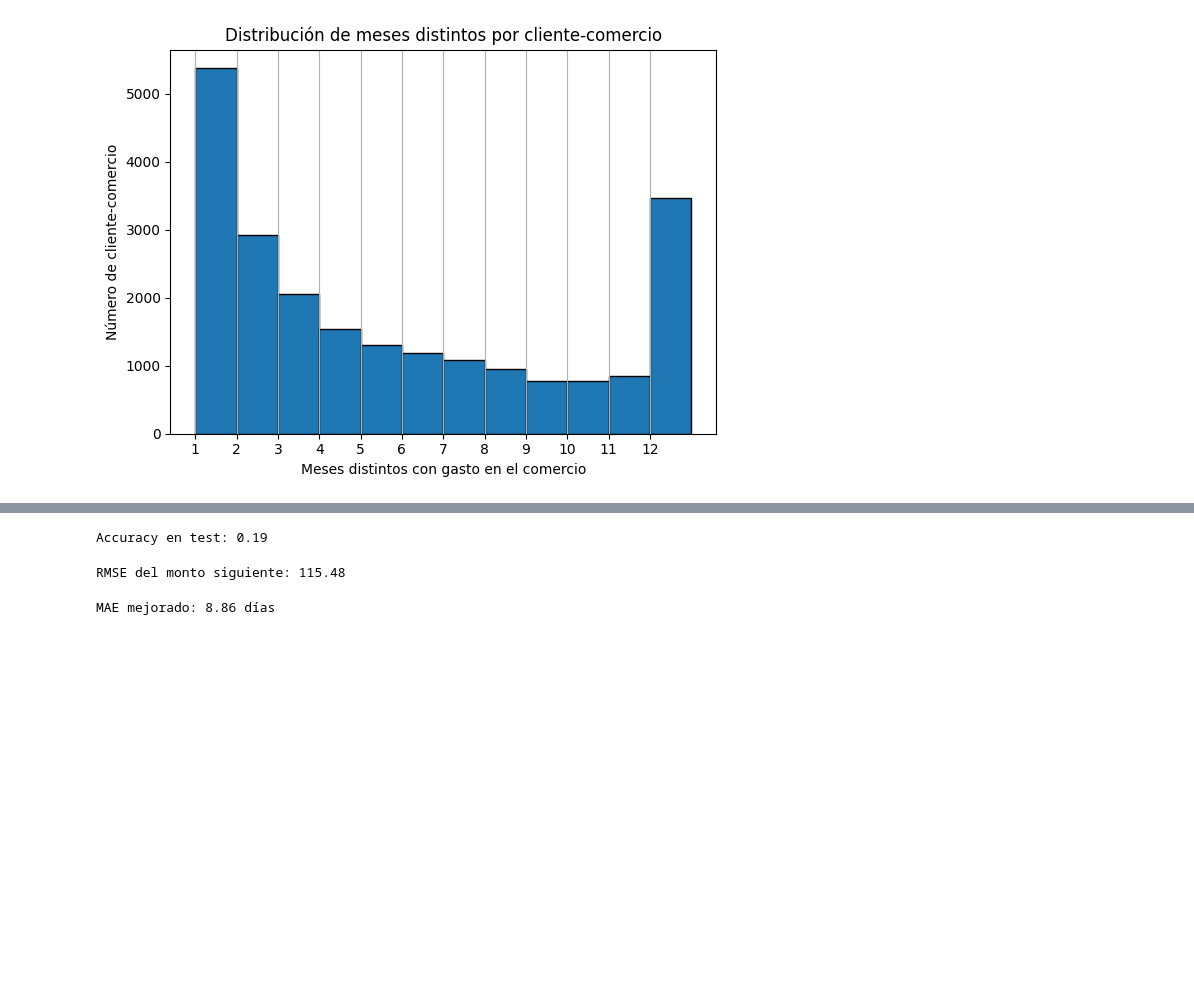
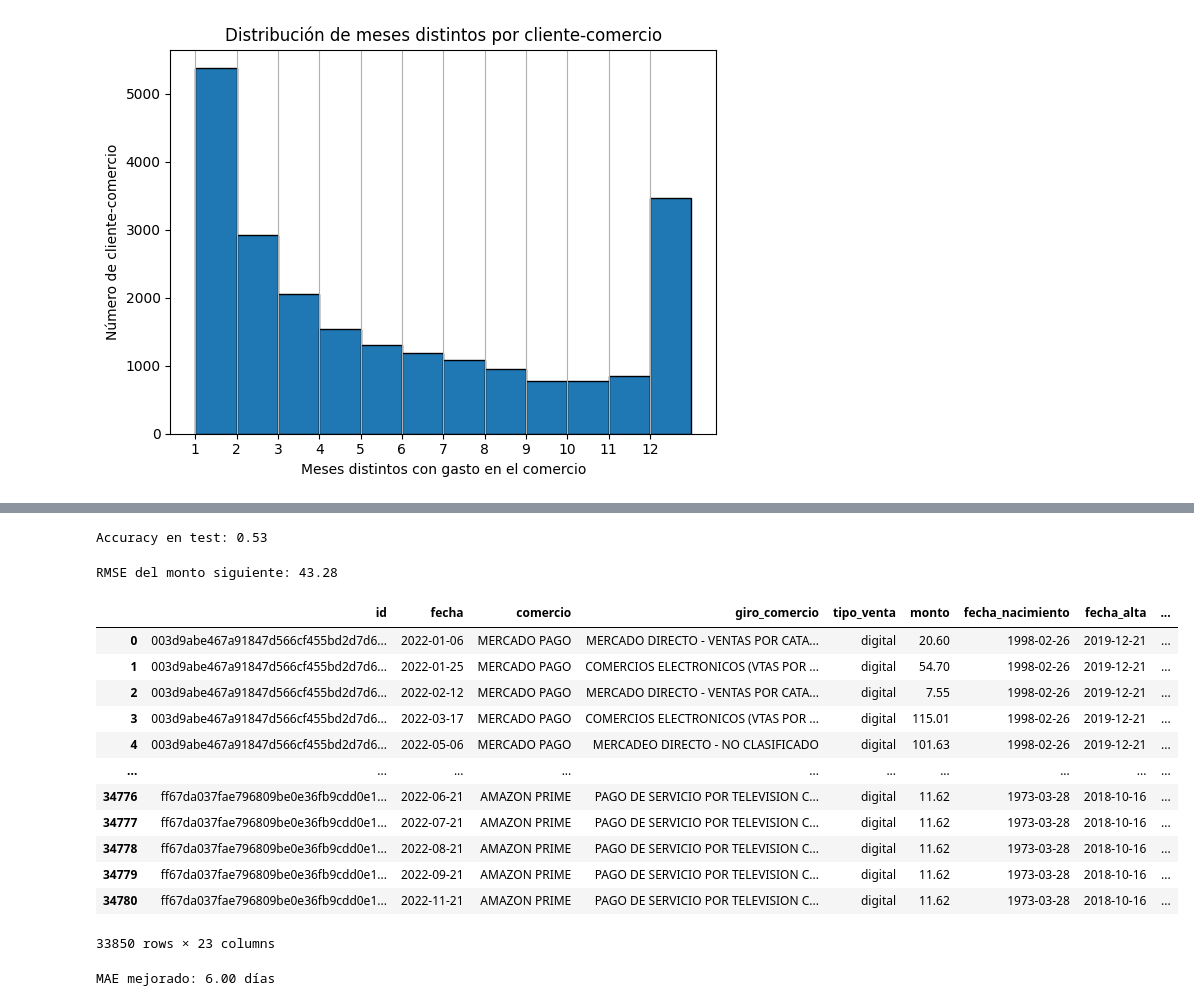
Before and after one commit to GalileaRestrepo/HeyBancoDatathon, a Jupyter notebook: versgaligod.ipynb, the cells around one changed output, grey strips where cells are left out. Drawn from its saved outputs; the diff is of its cells as text; code cells hidden in the pictures; blank space fills up the shorter version.

```diff
--- a/versgali2.ipynb
+++ b/versgaligod.ipynb
@@ -103,12 +143,14 @@ print("\n¡Archivo guardado como 'frecuencia_mensual_etiquetada.csv'!")
 # %%
+frecuencia_mensual_etiquetada = pd.read_csv('frecuencia_mensual_etiquetada.csv')
+
 base_modelo = base_completa.merge(
-    frecuencia_mensual[['id', 'comercio', 'es_recurrente']],
+    frecuencia_mensual_etiquetada[['id', 'comercio', 'es_recurrente', 'es_recurrente_fuerte']],
     on=['id', 'comercio'],
     how='left'
 )
 
 # Solo pares no recurrentes
-base_no_recurrente = base_modelo[base_modelo['es_recurrente'] == 0].copy()
+base_no_recurrente = base_modelo[(base_modelo['es_recurrente'] == 1) & (base_modelo['es_recurrente_fuerte'] == 1)].copy()
 # %%
 # Ordenar por cliente y fecha
 base_no_recurrente = base_no_recurrente.sort_values(['id', 'fecha'])
@@ -143,7 +185,7 @@ clf.fit(X_train, y_train)
 
 print(f"Accuracy en test: {clf.score(X_test, y_test):.2f}")
 # %% [output]
-Accuracy en test: 0.19
+Accuracy en test: 0.53
 # %%
 from sklearn.ensemble import RandomForestRegressor
 from sklearn.metrics import mean_squared_error
@@ -162,9 +204,10 @@ rmse = np.sqrt(mse)
 
 print(f"RMSE del monto siguiente: {rmse:.2f}")
 # %% [output]
-RMSE del monto siguiente: 115.48
+RMSE del monto siguiente: 43.28
 # %%
 # Asegurarse de que la fecha esté en formato datetime
+base_completa = base_no_recurrente
 base_completa['fecha'] = pd.to_datetime(base_completa['fecha'])
 
 # Ordenar por cliente, comercio y fecha (¡fundamental!)
@@ -203,6 +240,22 @@ base_completa = base_completa.merge(estadisticas_tiempo2, on=['id', 'comercio'],
 
 # Filtrar filas que tengan target definido (sin nulos)
 base_train = base_completa.dropna(subset=['dias_hasta_siguiente'])
+# %%
+base_train
+# %% [output]
+|  | id | fecha | comercio | giro_comercio | tipo_venta | monto | fecha_nacimiento | fecha_alta | ... |
+| 0 | 003d9abe467a91847d566cf455bd2d7d6... | 2022-01-06 | MERCADO PAGO | MERCADO DIRECTO - VENTAS POR CATA... | digital | 20.60 | 1998-02-26 | 2019-12-21 | ... |
+| 1 | 003d9abe467a91847d566cf455bd2d7d6... | 2022-01-25 | MERCADO PAGO | COMERCIOS ELECTRONICOS (VTAS POR ... | digital | 54.70 | 1998-02-26 | 2019-12-21 | ... |
+| 2 | 003d9abe467a91847d566cf455bd2d7d6... | 2022-02-12 | MERCADO PAGO | MERCADO DIRECTO - VENTAS POR CATA... | digital | 7.55 | 1998-02-26 | 2019-12-21 | ... |
+| 3 | 003d9abe467a91847d566cf455bd2d7d6... | 2022-03-17 | MERCADO PAGO | COMERCIOS ELECTRONICOS (VTAS POR ... | digital | 115.01 | 1998-02-26 | 2019-12-21 | ... |
+| 4 | 003d9abe467a91847d566cf455bd2d7d6... | 2022-05-06 | MERCADO PAGO | MERCADEO DIRECTO - NO CLASIFICADO | digital | 101.63 | 1998-02-26 | 2019-12-21 | ... |
+| ... | ... | ... | ... | ... | ... | ... | ... | ... | ... |
+| 34776 | ff67da037fae796809be0e36fb9cdd0e1... | 2022-06-21 | AMAZON PRIME | PAGO DE SERVICIO POR TELEVISION C... | digital | 11.62 | 1973-03-28 | 2018-10-16 | ... |
+| 34777 | ff67da037fae796809be0e36fb9cdd0e1... | 2022-07-21 | AMAZON PRIME | PAGO DE SERVICIO POR TELEVISION C... | digital | 11.62 | 1973-03-28 | 2018-10-16 | ... |
+| 34778 | ff67da037fae796809be0e36fb9cdd0e1... | 2022-08-21 | AMAZON PRIME | PAGO DE SERVICIO POR TELEVISION C... | digital | 11.62 | 1973-03-28 | 2018-10-16 | ... |
+| 34779 | ff67da037fae796809be0e36fb9cdd0e1... | 2022-09-21 | AMAZON PRIME | PAGO DE SERVICIO POR TELEVISION C... | digital | 11.62 | 1973-03-28 | 2018-10-16 | ... |
+| 34780 | ff67da037fae796809be0e36fb9cdd0e1... | 2022-11-21 | AMAZON PRIME | PAGO DE SERVICIO POR TELEVISION C... | digital | 11.62 | 1973-03-28 | 2018-10-16 | ... |
+33850 rows × 23 columns
 # %%
 X = base_train[['monto', 'giro_comercio', 'fecha', 'media_dias_entre_compras', 'mediana_dias_entre_compras']].copy()
 
@@ -223,13 +276,13 @@ from sklearn.model_selection import train_test_split
 from sklearn.ensemble import RandomForestRegressor
 from sklearn.metrics import mean_absolute_error
 
-X_train, X_test, y_train, y_test = train_test_split(X, y, test_size=0.2, random_state=42)
+X_train, X_test, y_train, y_test = train_test_split(X, y, test_size=0.2, random_state=49)
 
-rf = RandomForestRegressor(n_estimators=100, n_jobs=-1, random_state=42)
+rf = RandomForestRegressor(n_estimators=100, n_jobs=-1, random_state=49)
 rf.fit(X_train, y_train)
 
 preds = rf.predict(X_test)
 mae = mean_absolute_error(y_test, preds)
 print(f"MAE mejorado: {mae:.2f} días")
 # %% [output]
-MAE mejorado: 8.86 días
+MAE mejorado: 6.00 días
```
Also changed, not shown: parts of 5 cells of this notebook, 1 other file.
